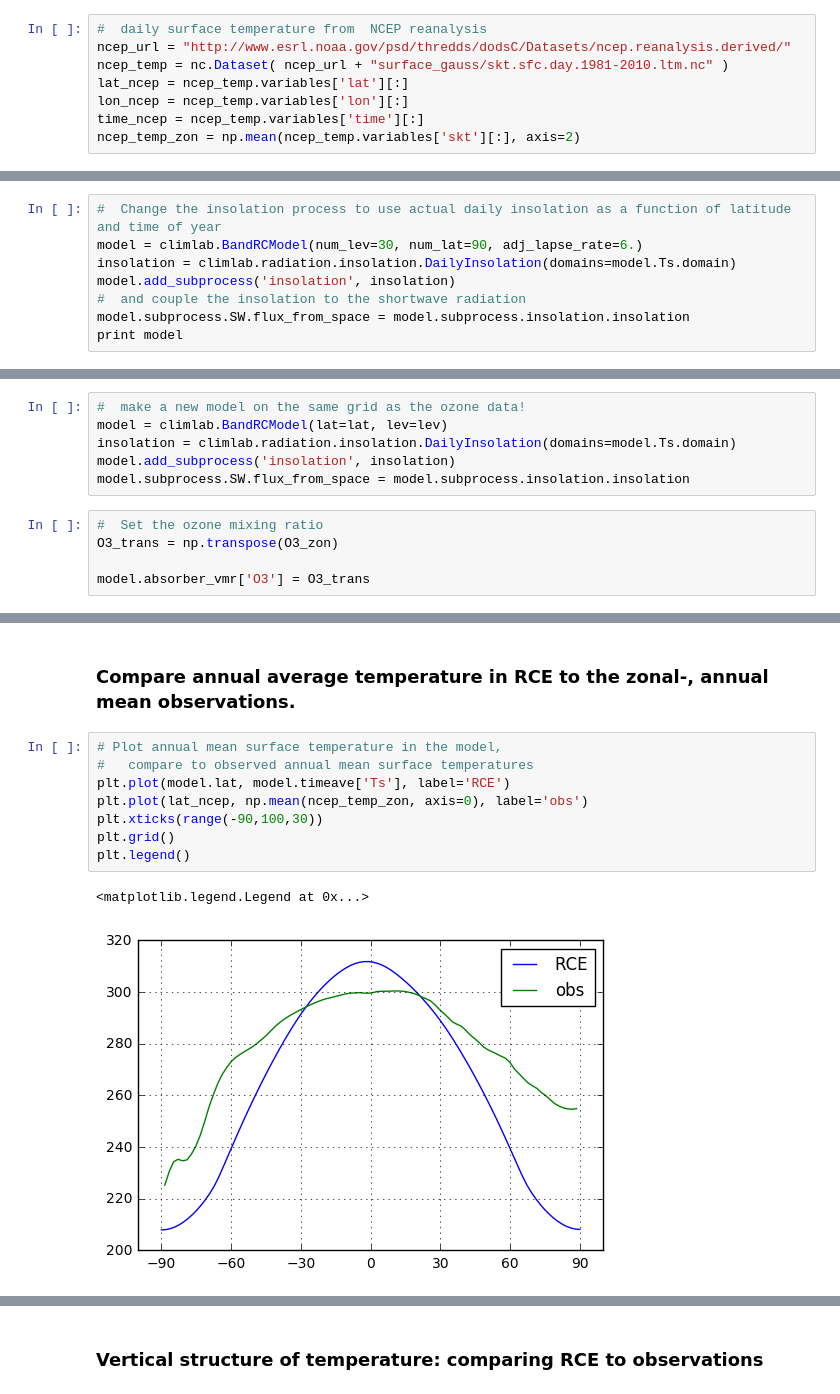
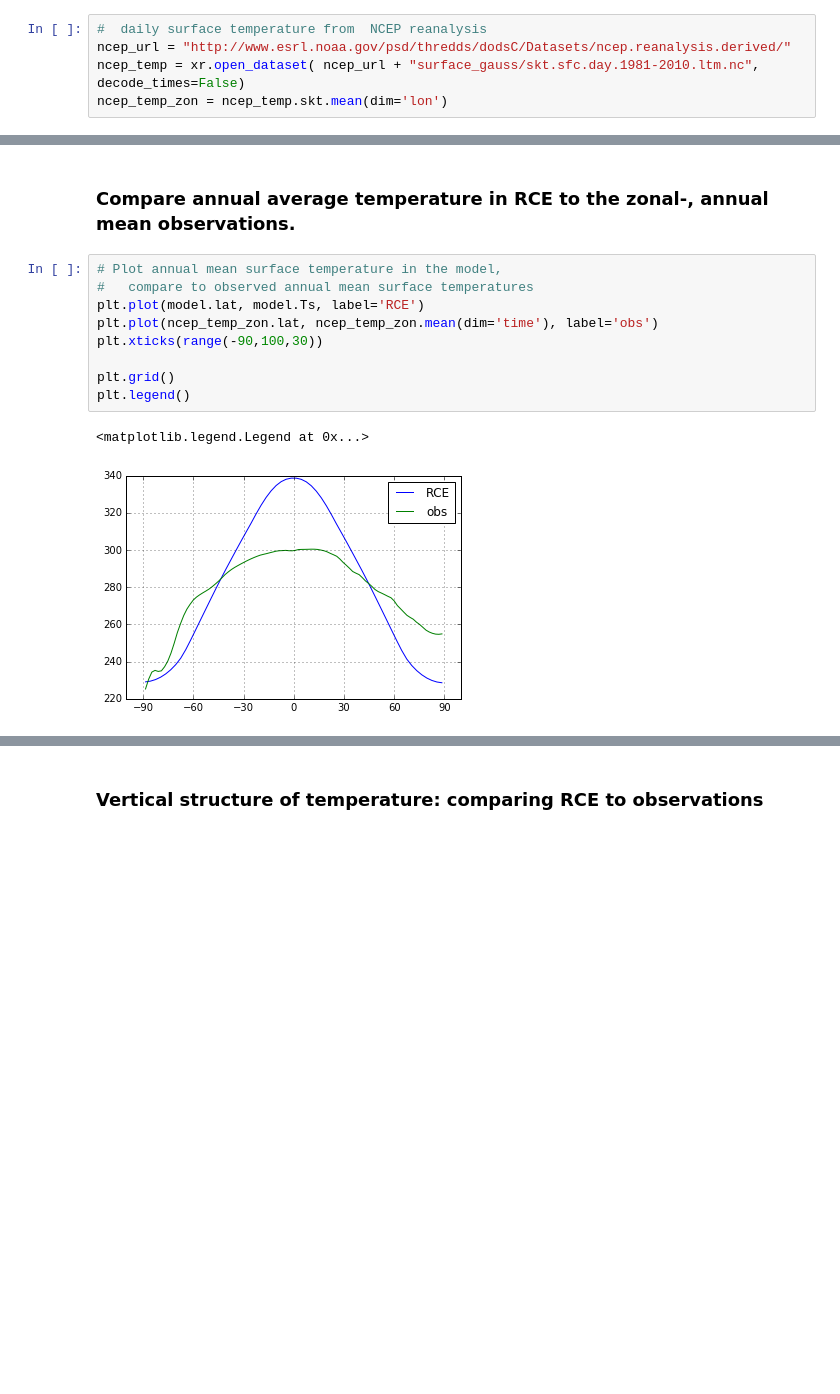
Before and after one commit to brian-rose/ClimateModeling_courseware, a Jupyter notebook: Lectures/Lecture13 -- Heat transport.ipynb, the cells around one changed output, grey strips where cells are left out. Drawn from its saved outputs; the diff is of its cells as text; blank space fills up the shorter version.

```diff
--- a/Lectures/Lecture13 -- Heat transport.ipynb
+++ b/Lectures/Lecture13 -- Heat transport.ipynb
@@ -48,11 +47,8 @@ Q = climlab.solar.insolation.daily_insolation( lat, days )
 # %%
 #  daily surface temperature from  NCEP reanalysis
 ncep_url = "http://www.esrl.noaa.gov/psd/thredds/dodsC/Datasets/ncep.reanalysis.derived/"
-ncep_temp = nc.Dataset( ncep_url + "surface_gauss/skt.sfc.day.1981-2010.ltm.nc" )
-lat_ncep = ncep_temp.variables['lat'][:]
-lon_ncep = ncep_temp.variables['lon'][:]
-time_ncep = ncep_temp.variables['time'][:]
-ncep_temp_zon = np.mean(ncep_temp.variables['skt'][:], axis=2)
+ncep_temp = xr.open_dataset( ncep_url + "surface_gauss/skt.sfc.day.1981-2010.ltm.nc", decode_times=False)
+ncep_temp_zon = ncep_temp.skt.mean(dim='lon')
 # %%
 fig = plt.figure(figsize=(12,6))
 
@@ -132,8 +151,0 @@ This model does not yet have a realistic distribution of insolation. We have to
-# %%
-#  Change the insolation process to use actual daily insolation as a function of latitude and time of year
-model = climlab.BandRCModel(num_lev=30, num_lat=90, adj_lapse_rate=6.)
-insolation = climlab.radiation.insolation.DailyInsolation(domains=model.Ts.domain)
-model.add_subprocess('insolation', insolation)
-#  and couple the insolation to the shortwave radiation
-model.subprocess.SW.flux_from_space = model.subprocess.insolation.insolation
-print model
@@ -215,14 +164,3 @@ O3_zon = np.mean( ozone.variables['O3'],axis=(0,3) )
-# %%
-#  make a new model on the same grid as the ozone data!
-model = climlab.BandRCModel(lat=lat, lev=lev)
-insolation = climlab.radiation.insolation.DailyInsolation(domains=model.Ts.domain)
-model.add_subprocess('insolation', insolation)
-model.subprocess.SW.flux_from_space = model.subprocess.insolation.insolation
-# %%
-#  Set the ozone mixing ratio
-O3_trans = np.transpose(O3_zon)
-
-model.absorber_vmr['O3'] = O3_trans
 # %%
 model.integrate_years(2.)
 # %% [output]
@@ -247,12 +171,13 @@ plt.plot(model.lat, model.timeave['SW_down_TOA'])
 # %%
 # Plot annual mean surface temperature in the model,
 #   compare to observed annual mean surface temperatures
-plt.plot(model.lat, model.timeave['Ts'], label='RCE')
-plt.plot(lat_ncep, np.mean(ncep_temp_zon, axis=0), label='obs')
+plt.plot(model.lat, model.Ts, label='RCE')
+plt.plot(ncep_temp_zon.lat, ncep_temp_zon.mean(dim='time'), label='obs')
 plt.xticks(range(-90,100,30))
+
 plt.grid()
 plt.legend()
 # %% [output]
 <matplotlib.legend.Legend at 0x...>
-[figure, old version]
+[figure, new version]
 # %% [markdown]
```
Also changed, not shown: parts of 47 cells of this notebook.
